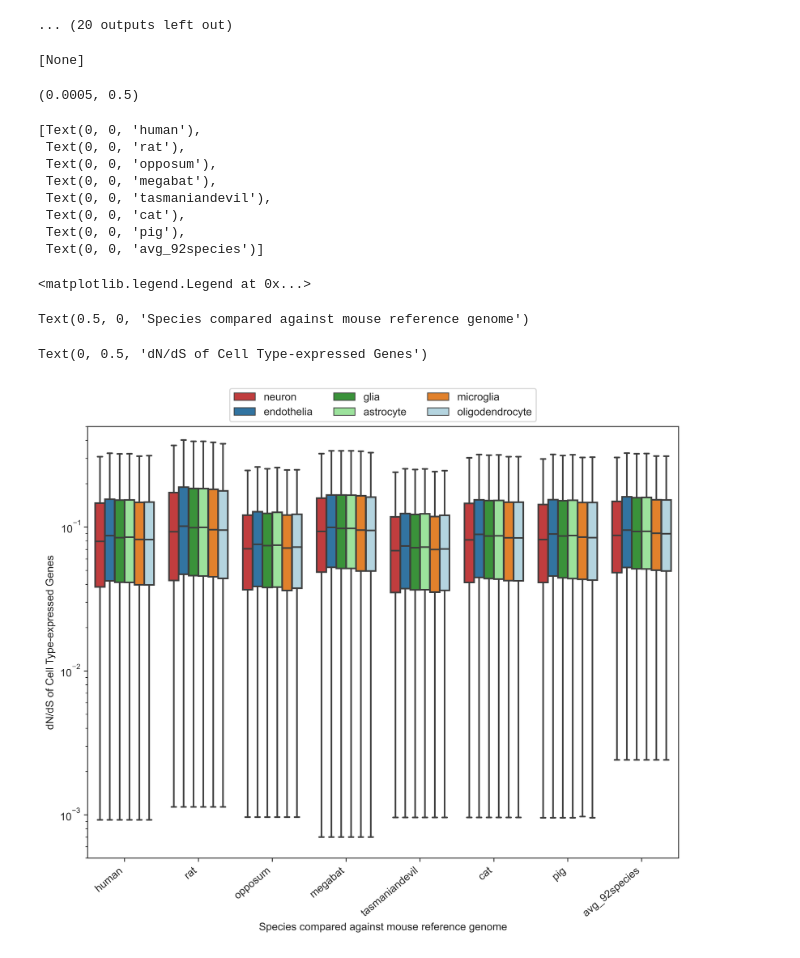
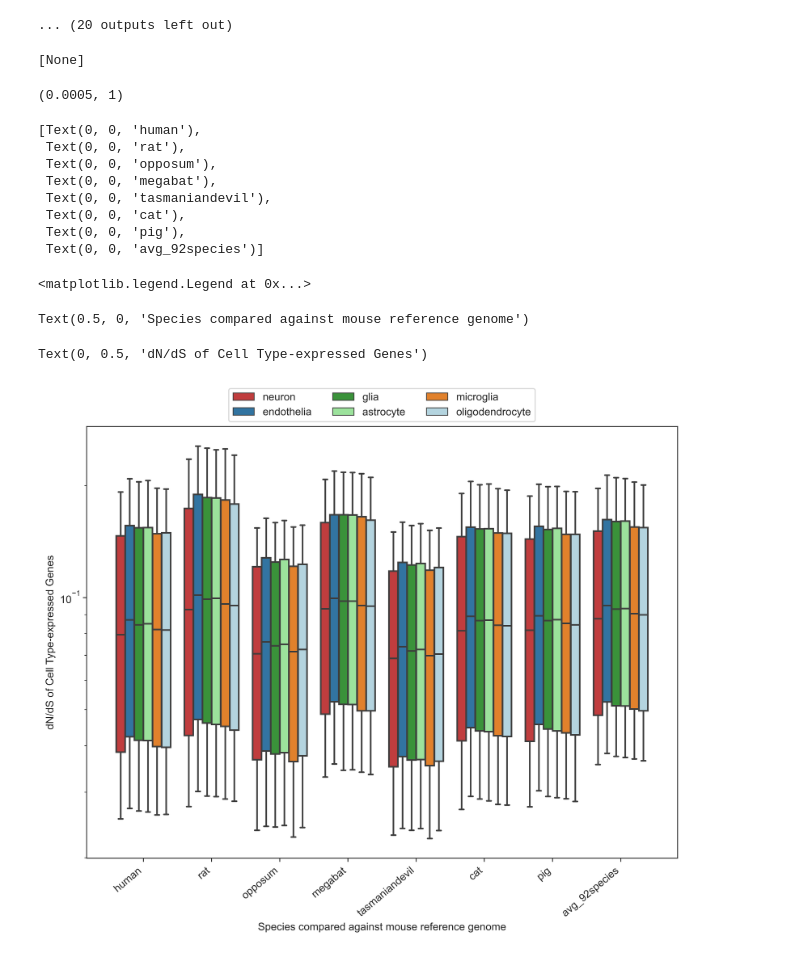
Before and after one commit to VeritatemAmo/neuron-glia-dNdS, a Jupyter notebook: jupyter_notebooks/mouse.celltype-expressed.stats_and_figures.ipynb, the cells around one changed output. Saved outputs shown, nothing was run; the diff lists cells and outputs as text; code cells hidden in the pictures.

Commit message:
boxplot of dN/dS changed to show 15th to 85th percentile instead of min to max

```diff
--- a/jupyter_notebooks/mouse.celltype-expressed.stats_and_figures.ipynb
+++ b/jupyter_notebooks/mouse.celltype-expressed.stats_and_figures.ipynb
@@ -250,38 +250,40 @@ Text(248.18778025309243, 0.5, 'dN/dS of Cell Type-expressed Genes')
 # %%
 fig = plt.figure(figsize=(10,7.5))
 ax = fig.add_subplot()
-ax = sns.boxplot(x="Species", y="dNdS", hue="Celltype", data=graph_df, showfliers=False, palette=palette)
+whis=[15, 85]
+ax = sns.boxplot(x="Species", y="dNdS", hue="Celltype", data=graph_df, showfliers=False, palette=palette, whis=whis)
 ax.set(yscale='log')
-ax.set_ylim(0.0005,0.5)
+ax.set_ylim(0.0005,1)
 # ax.set_yscale('symlog', linthreshy=0.05)
 # ax.yaxis.set_minor_locator(LogLocator(subs=np.arange(2, 10)))
 # ax.minorticks_on()
 # locmaj = matplotlib.ticker.LogLocator(base=10,numticks=1)
 # ax.yaxis.set_major_locator(locmaj)
 # locmin = matplotlib.ticker.LogLocator(base=10.0,subs=(0.2,0.4,0.6,0.8),numticks=12)
 # ax.yaxis.set_minor_locator(locmin)
 # ax.yaxis.set_minor_formatter(matplotlib.ticker.NullFormatter())
 # ax.set_ylim(0.00001,1)
 ax.set_xticklabels(ax.get_xticklabels(), rotation=40, ha="right")
 # ax.set_yticks([0,0.1,0.2,0.3,0.4,0.5])
 # ax.get_yaxis().set_major_formatter(matplotlib.ticker.ScalarFormatter())
 ax.legend(loc='upper center', bbox_to_anchor=(0.5,1.1),ncol=3)
 ax.set_xlabel("Species compared against mouse reference genome")
 ax.set_ylabel("dN/dS of Cell Type-expressed Genes")
-plt.savefig('../figures/mouse.celltype-expressed.boxplots.pdf')
+#plt.savefig('../figures/mouse.celltype-expressed.boxplots.pdf')
+plt.autoscale()
 plt.show()
 # %% [output]
 [None]
-(0.0005, 0.5)
+(0.0005, 1)
 [Text(0, 0, 'human'),
  Text(0, 0, 'rat'),
  Text(0, 0, 'opposum'),
  Text(0, 0, 'megabat'),
  Text(0, 0, 'tasmaniandevil'),
  Text(0, 0, 'cat'),
  Text(0, 0, 'pig'),
  Text(0, 0, 'avg_92species')]
 <matplotlib.legend.Legend at 0x...>
 Text(0.5, 0, 'Species compared against mouse reference genome')
 Text(0, 0.5, 'dN/dS of Cell Type-expressed Genes')
-[figure, old version]
+[figure, new version]
```
Also changed, not shown: 1 other file.
